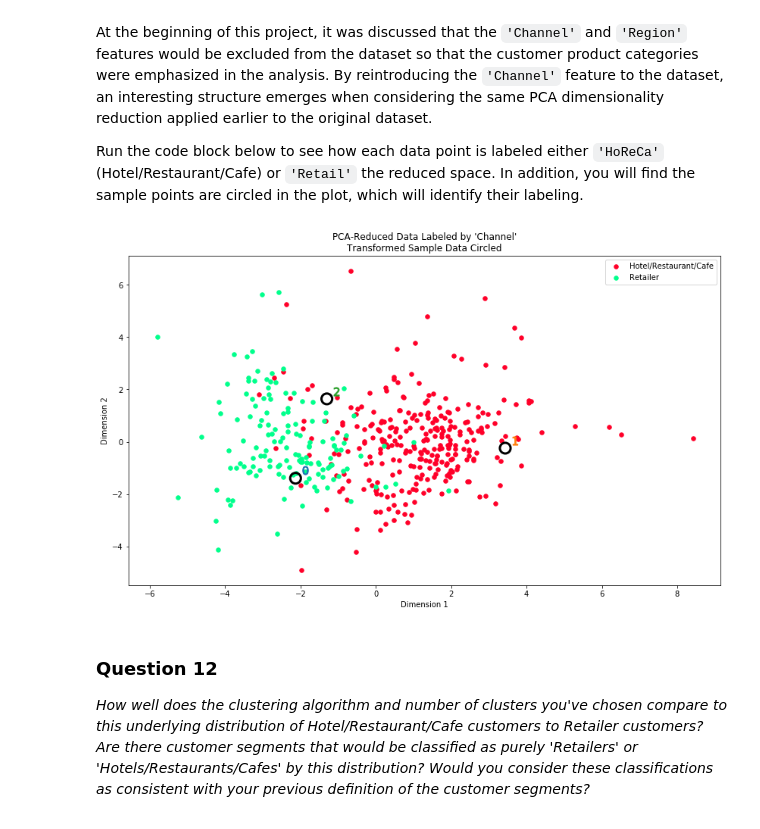
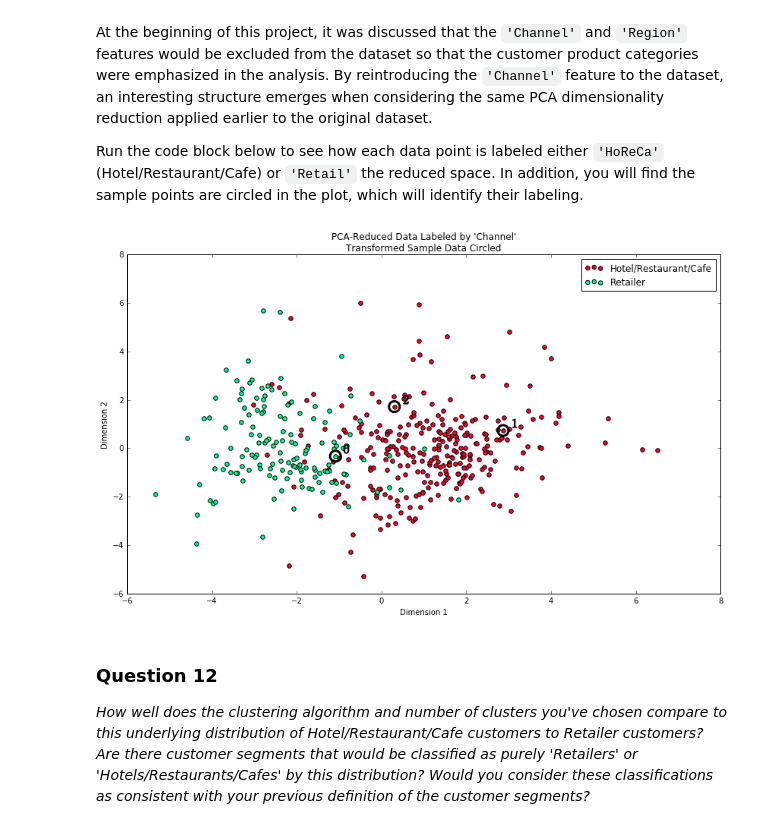
Before and after one commit to Alextnelson/CustomerSegments, a Jupyter notebook: customer_segments.ipynb, the cells around one changed output. Drawn from its saved outputs; the diff is of its cells as text; code cells hidden in the pictures.

```diff
--- a/customer_segments.ipynb
+++ b/customer_segments.ipynb
@@ -181,6 +199,7 @@ In the code block below, you will need to implement the following:
 Once you have performed this implementation, the dataset will be stored in the variable `good_data`.
 # %%
 # For each feature find the data points with extreme high or low values
+indices_outliers = []
 for feature in log_data.keys():
 
     # Calculate Q1 (25th percentile of the data) for the given feature
@@ -192,17 +211,19 @@ for feature in log_data.keys():
     # Use the interquartile range to calculate an outlier step (1.5 times the interquartile range)
     step = (Q3 - Q1) * 1.5
 
-    # Display the outliers
+    indices_outliers.append(log_data[~((log_data[feature] >= Q1 - step) & (log_data[feature] <= Q3 + step))].index.get_values())
+
+    # Display the outliers as a check on for loop
     print("Data points considered outliers for the feature '{}':".format(feature))
     display(log_data[~((log_data[feature] >= Q1 - step) & (log_data[feature] <= Q3 + step))])
 
-
-# Select the indices for data points you wish to remove
-outliers  = log_data[~((log_data[feature] >= Q1 - step) & (log_data[feature] <= Q3 + step))].index.get_values()
+# Create outliers list with values that appear more than once in product categories
+combined_indices_outliers = [item for sublist in indices_outliers for item in sublist]
+outliers_for_exclusion = list(set([x for x in combined_indices_outliers if combined_indices_outliers.count(x) > 1]))
 
 # Remove the outliers, if any were specified
-good_data = log_data.drop(log_data.index[outliers]).reset_index(drop = True)
-print(good_data.head())
+good_data = log_data.drop(log_data.index[outliers_for_exclusion]).reset_index(drop = True)
+display(good_data.head())
 # %% [output]
 Data points considered outliers for the feature 'Fresh':
 |  | Fresh | Milk | Grocery | Frozen | Detergents_Paper | Delicatessen |
@@ -329,13 +357,13 @@ In the code block below, you will need to implement the following:
  - Apply a PCA transformation of `log_samples` using `pca.transform`, and assign the results to `pca_samples`.
 # %%
 # Apply PCA by fitting the good data with only two dimensions
-pca = PCA(n_components=2)
+pca = PCA(n_components=2).fit(good_data)
 
 # Transform the good data using the PCA fit above
-reduced_data = pca.fit_transform(good_data)
+reduced_data = pca.transform(good_data)
 
 # Transform log_samples using the PCA fit above
-pca_samples = pca.fit_transform(log_samples)
+pca_samples = pca.transform(log_samples)
 
 # Create a DataFrame for the reduced data
 reduced_data = pd.DataFrame(reduced_data, columns = ['Dimension 1', 'Dimension 2'])
@@ -537,9 +578,9 @@ At the beginning of this project, it was discussed that the `'Channel'` and `'Re
 Run the code block below to see how each data point is labeled either `'HoReCa'` (Hotel/Restaurant/Cafe) or `'Retail'` the reduced space. In addition, you will find the sample points are circled in the plot, which will identify their labeling.
 # %%
 # Display the clustering results based on 'Channel' data
-vs.channel_results(reduced_data, outliers, pca_samples)
+vs.channel_results(reduced_data, outliers_for_exclusion, pca_samples)
 # %% [output]
-[figure, old version]
+[figure, new version]
 # %% [markdown]
 ### Question 12
 *How well does the clustering algorithm and number of clusters you've chosen compare to this underlying distribution of Hotel/Restaurant/Cafe customers to Retailer customers? Are there customer segments that would be classified as purely 'Retailers' or 'Hotels/Restaurants/Cafes' by this distribution? Would you consider these classifications as consistent with your previous definition of the customer segments?*
```
Also changed, not shown: parts of 28 cells of this notebook, 2 other files.
